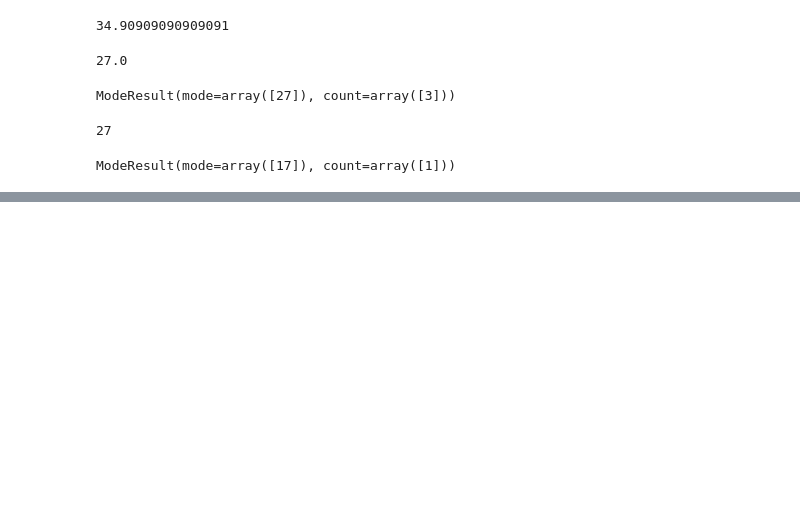
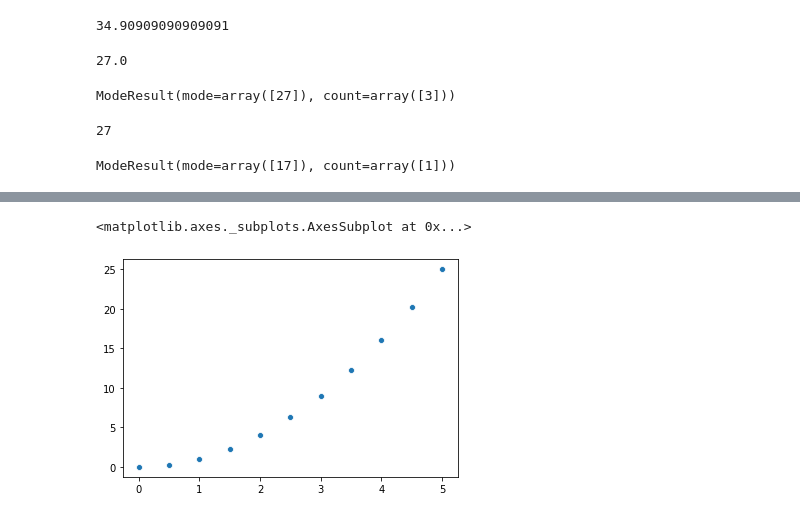
Before and after one commit to EnginKosure/Jupyter_nb, a Jupyter notebook: statistics2.ipynb, the cells around one changed output, grey strips where cells are left out. Drawn from its saved outputs; the diff is of its cells as text; code cells hidden in the pictures; blank space fills up the shorter version.

```diff
--- a/statistics2.ipynb
+++ b/statistics2.ipynb
@@ -26,0 +82,6 @@ ModeResult(mode=array([17]), count=array([1]))
+# %%
+import seaborn as sns
+sns.scatterplot(xx,y)
+# %% [output]
+<matplotlib.axes._subplots.AxesSubplot at 0x...>
+[figure, added]
```
Also changed, not shown: parts of 18 cells of this notebook.
